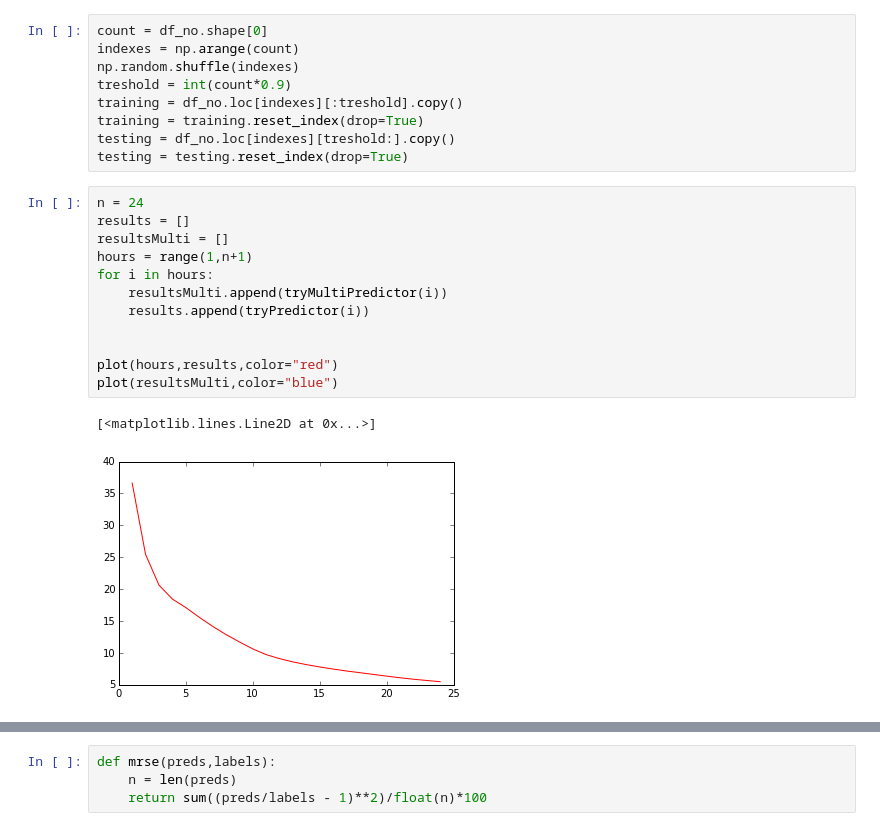
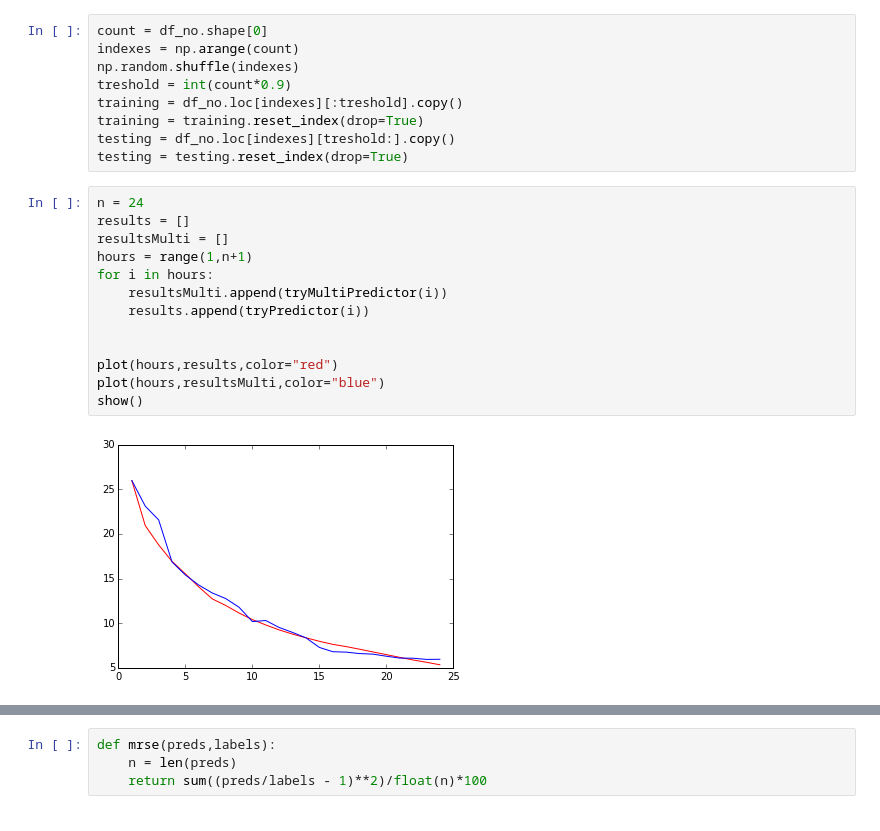
Before and after one commit to lczarne/VPP, a Jupyter notebook: VPP.ipynb, the cells around one changed output, grey strips where cells are left out. Drawn from its saved outputs; the diff is of its cells as text.

Commit message:
files saved + results plotted

```diff
--- a/VPP.ipynb
+++ b/VPP.ipynb
@@ -323,15 +323,15 @@ testing = testing.reset_index(drop=True)
 # %%
 n = 24
 results = []
 resultsMulti = []
 hours = range(1,n+1)
 for i in hours:
     resultsMulti.append(tryMultiPredictor(i))
     results.append(tryPredictor(i))
 
 
 plot(hours,results,color="red")
-plot(resultsMulti,color="blue")
+plot(hours,resultsMulti,color="blue")
+show()
 # %% [output]
-[<matplotlib.lines.Line2D at 0x...>]
-[figure, old version]
+[figure, new version]
```
Also changed, not shown: parts of 1 cell of this notebook.
